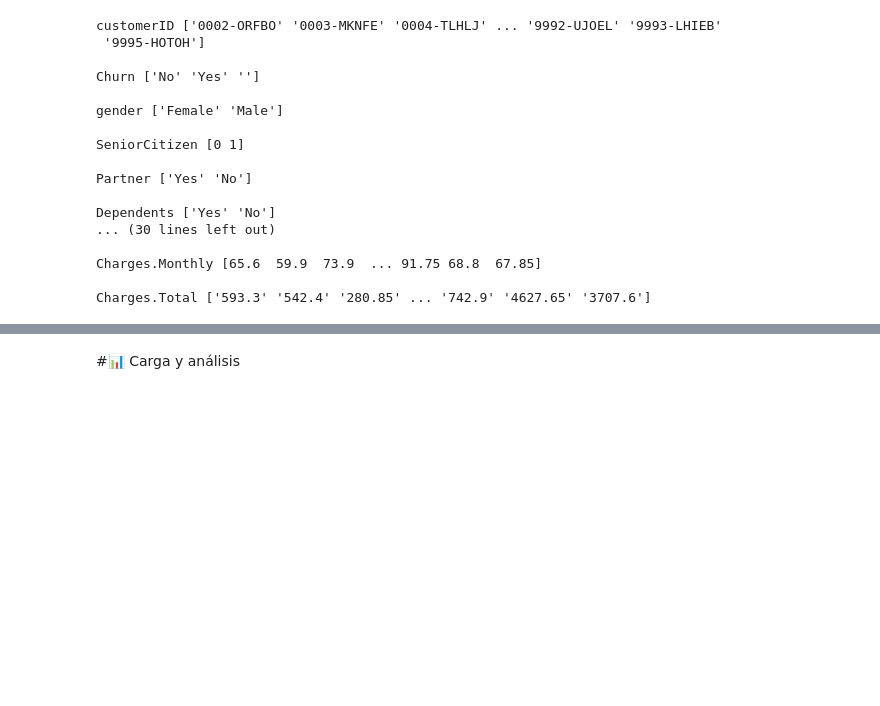
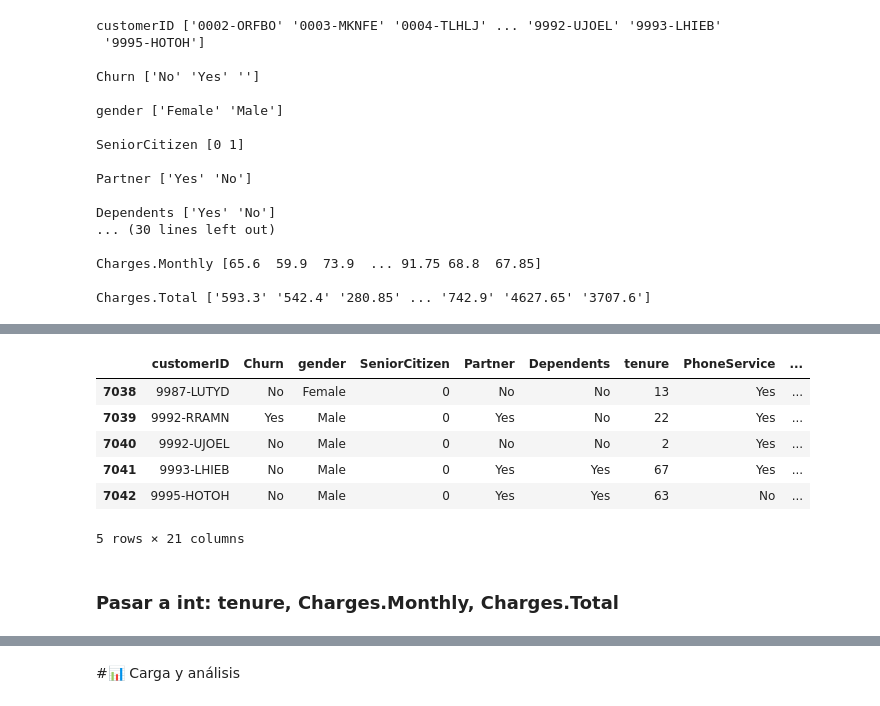
Before and after one commit to SilvanaCicchitti/challenge_telecom, a Jupyter notebook: TelecomX_LATAM.ipynb, the cells around one changed output, grey strips where cells are left out. Cells and saved outputs as stored; diff of their text form; code cells hidden in the pictures; blank space fills up the shorter version.

```diff
--- a/TelecomX_LATAM.ipynb
+++ b/TelecomX_LATAM.ipynb
@@ -188,0 +248,13 @@ Charges.Total ['593.3' '542.4' '280.85' ... '742.9' '4627.65' '3707.6']
+# %%
+datos2.reset_index(drop=True, inplace=True)
+datos2.tail(5)
+# %% [output]
+|  | customerID | Churn | gender | SeniorCitizen | Partner | Dependents | tenure | PhoneService | ... |
+| 7038 | 9987-LUTYD | No | Female | 0 | No | No | 13 | Yes | ... |
+| 7039 | 9992-RRAMN | Yes | Male | 0 | Yes | No | 22 | Yes | ... |
+| 7040 | 9992-UJOEL | No | Male | 0 | No | No | 2 | Yes | ... |
+| 7041 | 9993-LHIEB | No | Male | 0 | Yes | Yes | 67 | Yes | ... |
+| 7042 | 9995-HOTOH | No | Male | 0 | Yes | Yes | 63 | No | ... |
+5 rows × 21 columns
+# %% [markdown]
+### Pasar a int: tenure, Charges.Monthly, Charges.Total
```
Also changed, not shown: parts of 12 cells of this notebook.
